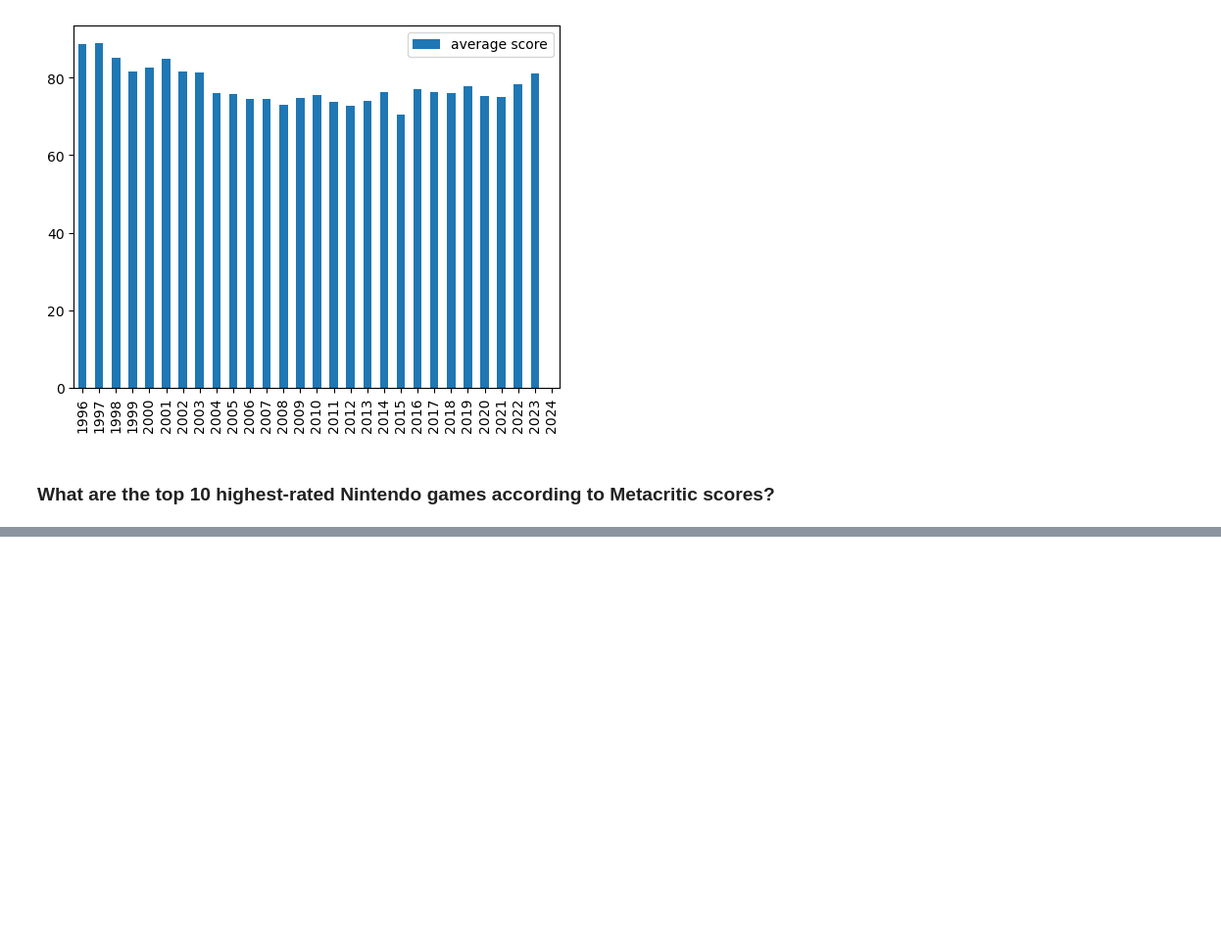
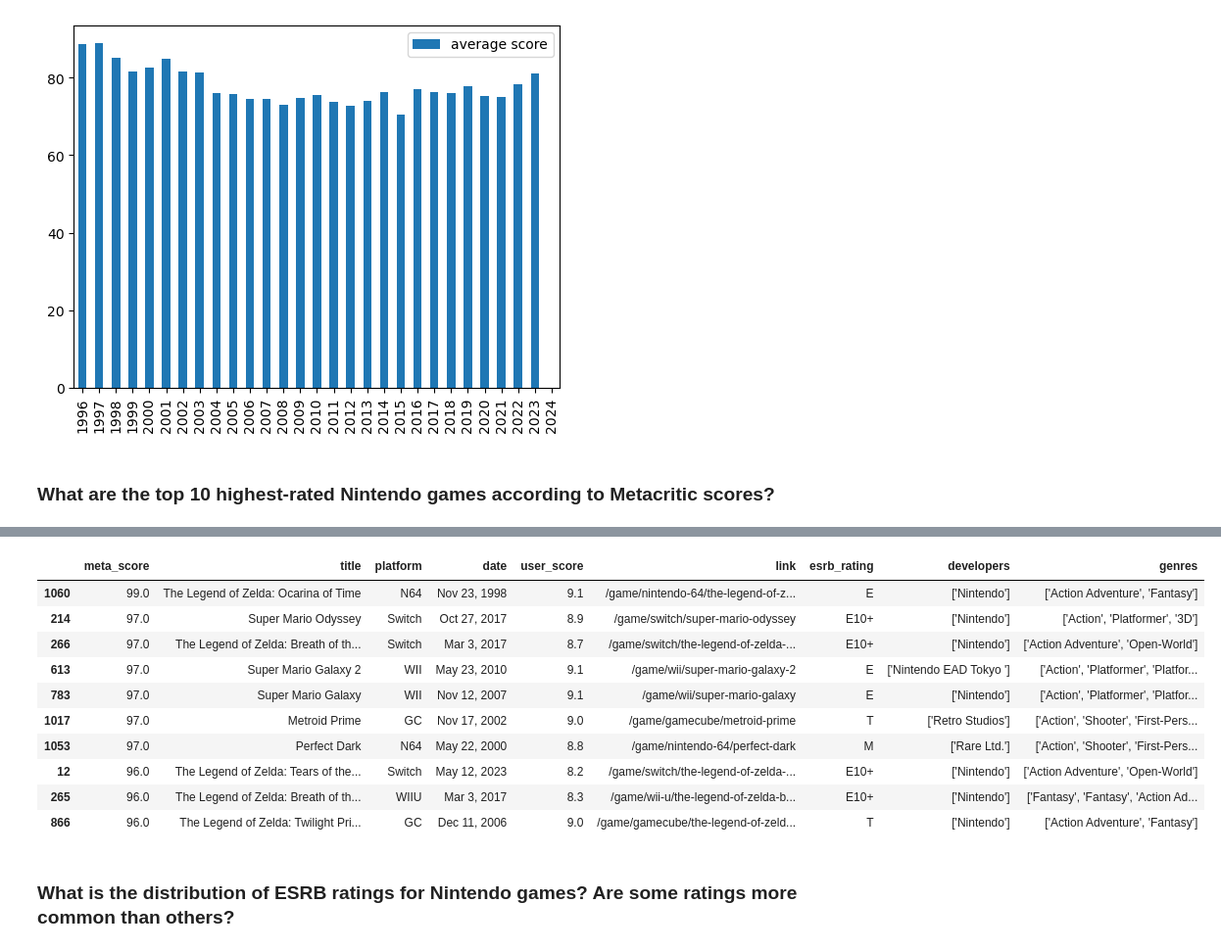
Before and after one commit to Pablosxz/Nintendo-Data-Analysis, a Jupyter notebook: Nintendo-Games.ipynb, the cells around one changed output, grey strips where cells are left out. Shown: that part at 98% size. Drawn from its saved outputs; the diff is of its cells as text; code cells hidden in the pictures; blank space fills up the shorter version.

```diff
--- a/Nintendo-Games.ipynb
+++ b/Nintendo-Games.ipynb
@@ -243,0 +260,17 @@ scores_by_date.plot(kind='bar')
+# %%
+df.nlargest(n=10, columns=['meta_score'])
+# This function returns the highers or lowers values on the df according to the parameters
+# %% [output]
+|  | meta_score | title | platform | date | user_score | link | esrb_rating | developers | genres |
+| 1060 | 99.0 | The Legend of Zelda: Ocarina of Time | N64 | Nov 23, 1998 | 9.1 | /game/nintendo-64/the-legend-of-z... | E | ['Nintendo'] | ['Action Adventure', 'Fantasy'] |
+| 214 | 97.0 | Super Mario Odyssey | Switch | Oct 27, 2017 | 8.9 | /game/switch/super-mario-odyssey | E10+ | ['Nintendo'] | ['Action', 'Platformer', '3D'] |
+| 266 | 97.0 | The Legend of Zelda: Breath of th... | Switch | Mar 3, 2017 | 8.7 | /game/switch/the-legend-of-zelda-... | E10+ | ['Nintendo'] | ['Action Adventure', 'Open-World'] |
+| 613 | 97.0 | Super Mario Galaxy 2 | WII | May 23, 2010 | 9.1 | /game/wii/super-mario-galaxy-2 | E | ['Nintendo EAD Tokyo '] | ['Action', 'Platformer', 'Platfor... |
+| 783 | 97.0 | Super Mario Galaxy | WII | Nov 12, 2007 | 9.1 | /game/wii/super-mario-galaxy | E | ['Nintendo'] | ['Action', 'Platformer', 'Platfor... |
+| 1017 | 97.0 | Metroid Prime | GC | Nov 17, 2002 | 9.0 | /game/gamecube/metroid-prime | T | ['Retro Studios'] | ['Action', 'Shooter', 'First-Pers... |
+| 1053 | 97.0 | Perfect Dark | N64 | May 22, 2000 | 8.8 | /game/nintendo-64/perfect-dark | M | ['Rare Ltd.'] | ['Action', 'Shooter', 'First-Pers... |
+| 12 | 96.0 | The Legend of Zelda: Tears of the... | Switch | May 12, 2023 | 8.2 | /game/switch/the-legend-of-zelda-... | E10+ | ['Nintendo'] | ['Action Adventure', 'Open-World'] |
+| 265 | 96.0 | The Legend of Zelda: Breath of th... | WIIU | Mar 3, 2017 | 8.3 | /game/wii-u/the-legend-of-zelda-b... | E10+ | ['Nintendo'] | ['Fantasy', 'Fantasy', 'Action Ad... |
+| 866 | 96.0 | The Legend of Zelda: Twilight Pri... | GC | Dec 11, 2006 | 9.0 | /game/gamecube/the-legend-of-zeld... | T | ['Nintendo'] | ['Action Adventure', 'Fantasy'] |
+# %% [markdown]
+### What is the distribution of ESRB ratings for Nintendo games? Are some ratings more common than others?
```
Also changed, not shown: parts of 3 cells of this notebook, 1 other file.
